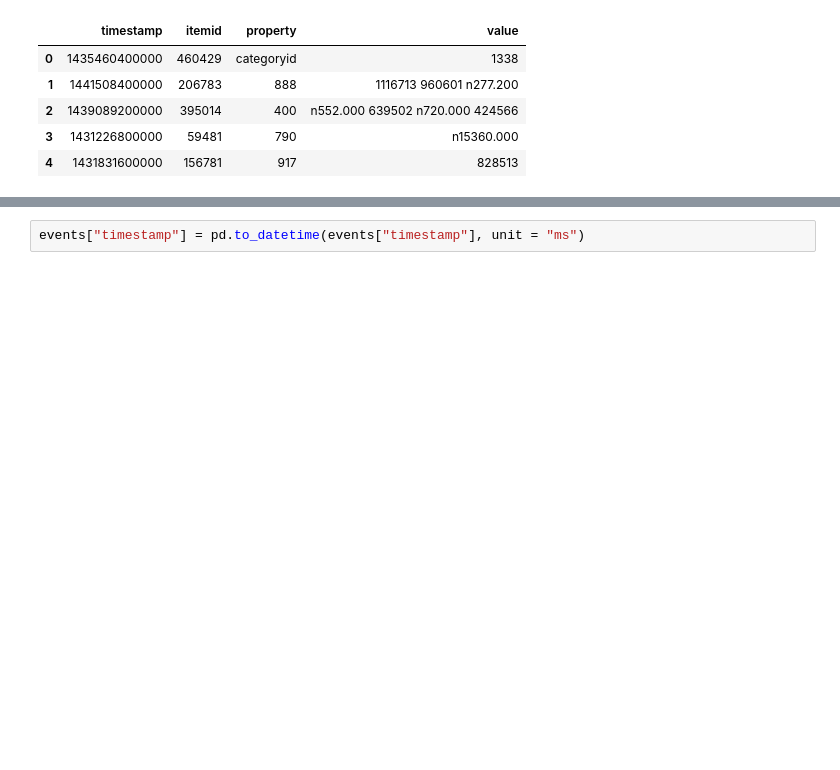
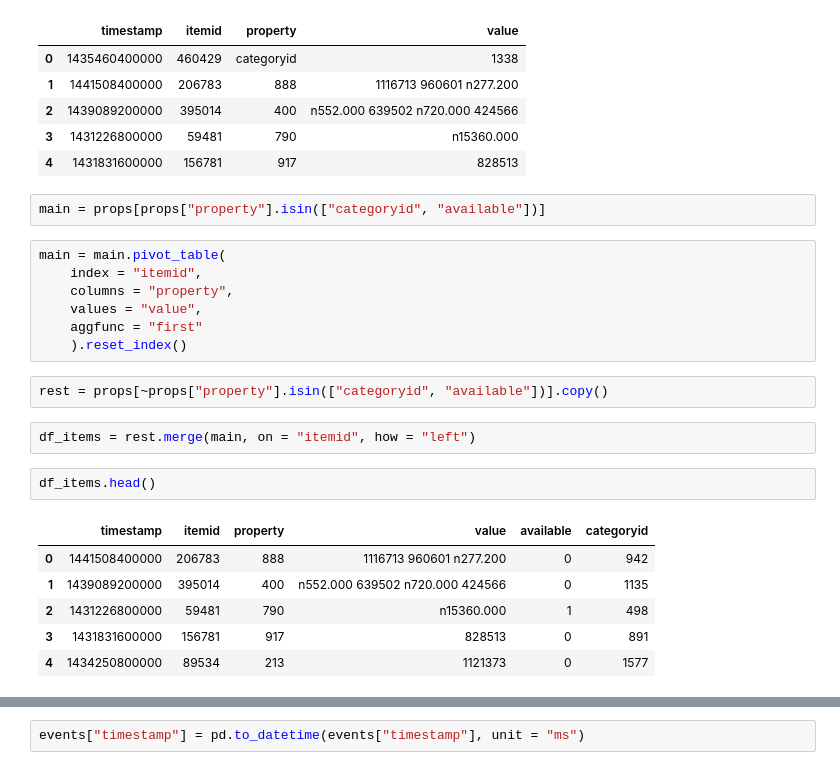
Before and after one commit to llawlaw23/Recommendation-System, a Jupyter notebook: analysis.ipynb, the cells around one changed output, grey strips where cells are left out. Drawn from its saved outputs; the diff is of its cells as text; blank space fills up the shorter version.

```diff
--- a/analysis.ipynb
+++ b/analysis.ipynb
@@ -41,3 +39,25 @@ props.head()
 | 2 | 1439089200000 | 395014 | 400 | n552.000 639502 n720.000 424566 |
 | 3 | 1431226800000 | 59481 | 790 | n15360.000 |
 | 4 | 1431831600000 | 156781 | 917 | 828513 |
+# %%
+main = props[props["property"].isin(["categoryid", "available"])]
+# %%
+main = main.pivot_table(
+    index = "itemid",
+    columns = "property",
+    values = "value",
+    aggfunc = "first"
+    ).reset_index()
+# %%
+rest = props[~props["property"].isin(["categoryid", "available"])].copy()
+# %%
+df_items = rest.merge(main, on = "itemid", how = "left")
+# %%
+df_items.head()
+# %% [output]
+|  | timestamp | itemid | property | value | available | categoryid |
+| 0 | 1441508400000 | 206783 | 888 | 1116713 960601 n277.200 | 0 | 942 |
+| 1 | 1439089200000 | 395014 | 400 | n552.000 639502 n720.000 424566 | 0 | 1135 |
+| 2 | 1431226800000 | 59481 | 790 | n15360.000 | 1 | 498 |
+| 3 | 1431831600000 | 156781 | 917 | 828513 | 0 | 891 |
+| 4 | 1434250800000 | 89534 | 213 | 1121373 | 0 | 1577 |
```
Also changed, not shown: parts of 104 cells of this notebook.
